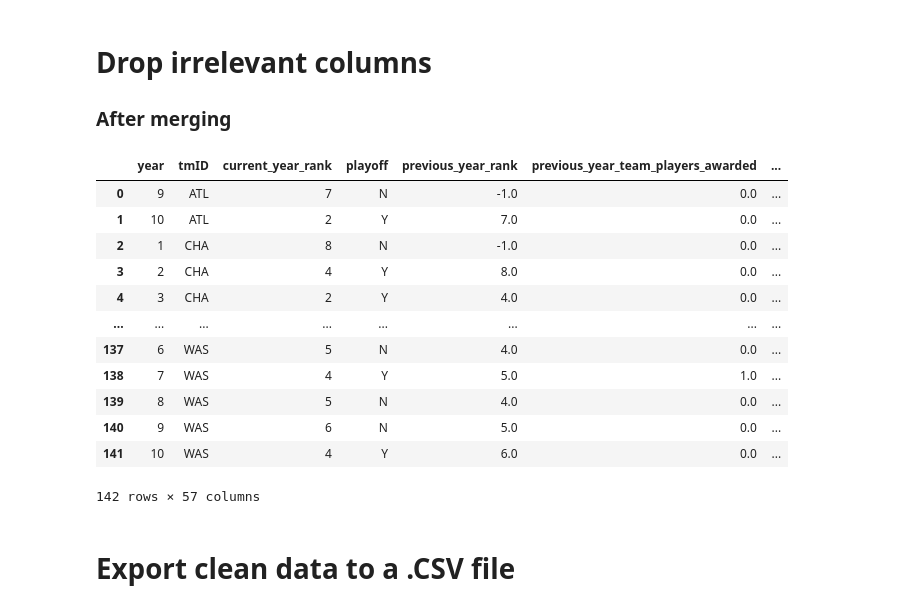
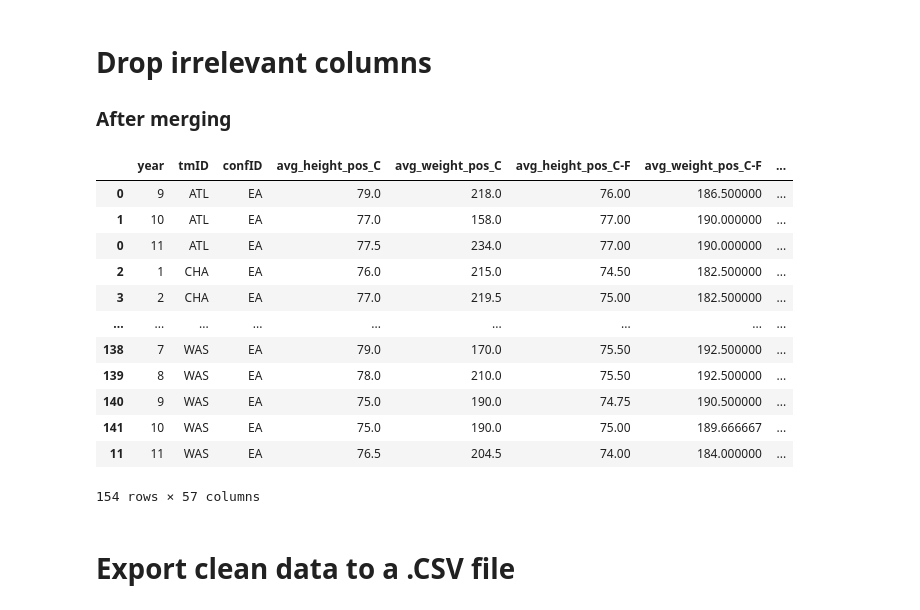
Before and after one commit to ttoino/feup-ac, a Jupyter notebook: src/preparation.ipynb, the cells around one changed output. Drawn from its saved outputs; the diff is of its cells as text; code cells hidden in the pictures.

```diff
--- a/src/preparation.ipynb
+++ b/src/preparation.ipynb
@@ -11,7 +11,11 @@ series_post_df = pd.read_csv('../data/series_post.csv'); series_post_df.Name = "
 teams_post_df = pd.read_csv('../data/teams_post.csv'); teams_post_df.Name = "teams_post"
 teams_df = pd.read_csv('../data/teams.csv'); teams_df.Name = "teams"
 
-dfs = [awards_players_df, coaches_df, players_teams_df, players_df, series_post_df, teams_post_df, teams_df]
+season11_coaches_df = pd.read_csv('../data/season11/coaches.csv'); season11_coaches_df.Name = "season11_coaches"
+season11_players_teams_df = pd.read_csv('../data/season11/players_teams.csv'); season11_players_teams_df.Name = "season11_players_teams"
+season11_teams_df = pd.read_csv('../data/season11/teams.csv'); season11_teams_df.Name = "season11_teams"
+
+dfs = [awards_players_df, coaches_df, players_teams_df, players_df, series_post_df, teams_post_df, teams_df, season11_coaches_df, season11_players_teams_df, season11_teams_df]
 # %% [markdown]
 # Clean data
 # %% [markdown]
@@ -36,7 +43,8 @@ for df in dfs:
 ### Drop unnecessary columns
 # %%
 players_df.drop(['birthDate', 'deathDate', 'college', 'collegeOther'], axis=1, inplace=True)
-teams_df.drop(["confID", "franchID", "firstRound", "semis", "finals", "attend", "name", "arena"], axis=1, inplace=True);
+teams_df.drop(["franchID", "firstRound", "semis", "finals", "attend", "name", "arena"], axis=1, inplace=True);
+season11_teams_df.drop(["lgID", "franchID", "name", "arena"], axis=1, inplace=True)
 teams_post_df.drop([], axis=1, inplace=True)
 series_post_df.drop([], axis=1, inplace=True)
 players_teams_df.drop([], axis=1, inplace=True)
@@ -142,20 +170,0 @@ teams_df.drop(teams_df.loc[:,'o_fgm':'min'], axis=1, inplace = True)
-# %%
-main_df = teams_df
-
-# Merge teams_df with coaches_df
-# main_df = pd.merge(teams_df, coaches_df, on=['year', 'tmID'], how='left')
-
-# Merge teams_df with teams_post_df
-# main_df = pd.merge(main_df, teams_post_df, on=['year', 'tmID'], how='left')
-
-# Merge with players_teams_df
-# main_df = pd.merge(main_df, players_teams_df, on=['year', 'tmID'], how='left')
-
-# Merge with awards_players_df
-# main_df = pd.merge(main_df, awards_players_df, on=['playerID','year'], how='left')
-
-# Merge with players_df
-# main_df = pd.merge(main_df, players_df, on=['playerID'], how='left')
-
-# Display the resulting merged data frame
-main_df.head()
@@ -173,30 +174,29 @@ main_df.head()
 # %%
 # main_df = main_df.drop(["rank", "firstRound", "semis", "finals", "attend", "stint_x", "stint_y", "birthDate", "deathDate", "height", "weight", "award"], axis=1)
 # main_df['award'].fillna(False, inplace=True) # mark non-award winners as False
 # main_df['team_post_wins'].fillna(0, inplace=True)
-# main_df['team_post_losses'].fillna(0, inplace=True)
+# main_df['team_post_losses'].fillna(0, inplace=True)teams_df
 
-for column in main_df.filter(regex=("previous_year_avg_.*")).columns.to_list():
-    if column.startswith('previous_year_avg_height_pos_') or column.startswith('previous_year_avg_weight_pos_'):
-        main_df[column].fillna(-1, inplace=True)
+# Drop the first year of each team
+# main_df.dropna(inplace=True, subset=['previous_year_rank'])
 
-main_df['previous_year_avg_ppg'].fillna(-1, inplace=True)
+# main_df.dropna(inplace=True)
 
-display(main_df)
+main_df
 # %% [output]
-|  | year | tmID | current_year_rank | playoff | previous_year_rank | previous_year_team_players_awarded | ... |
-| 0 | 9 | ATL | 7 | N | -1.0 | 0.0 | ... |
-| 1 | 10 | ATL | 2 | Y | 7.0 | 0.0 | ... |
-| 2 | 1 | CHA | 8 | N | -1.0 | 0.0 | ... |
-| 3 | 2 | CHA | 4 | Y | 8.0 | 0.0 | ... |
-| 4 | 3 | CHA | 2 | Y | 4.0 | 0.0 | ... |
-| ... | ... | ... | ... | ... | ... | ... | ... |
-| 137 | 6 | WAS | 5 | N | 4.0 | 0.0 | ... |
-| 138 | 7 | WAS | 4 | Y | 5.0 | 1.0 | ... |
-| 139 | 8 | WAS | 5 | N | 4.0 | 0.0 | ... |
-| 140 | 9 | WAS | 6 | N | 5.0 | 0.0 | ... |
-| 141 | 10 | WAS | 4 | Y | 6.0 | 0.0 | ... |
+|  | year | tmID | confID | avg_height_pos_C | avg_weight_pos_C | avg_height_pos_C-F | avg_weight_pos_C-F | ... |
+| 0 | 9 | ATL | EA | 79.0 | 218.0 | 76.00 | 186.500000 | ... |
+| 1 | 10 | ATL | EA | 77.0 | 158.0 | 77.00 | 190.000000 | ... |
+| 0 | 11 | ATL | EA | 77.5 | 234.0 | 77.00 | 190.000000 | ... |
+| 2 | 1 | CHA | EA | 76.0 | 215.0 | 74.50 | 182.500000 | ... |
+| 3 | 2 | CHA | EA | 77.0 | 219.5 | 75.00 | 182.500000 | ... |
+| ... | ... | ... | ... | ... | ... | ... | ... | ... |
+| 138 | 7 | WAS | EA | 79.0 | 170.0 | 75.50 | 192.500000 | ... |
+| 139 | 8 | WAS | EA | 78.0 | 210.0 | 75.50 | 192.500000 | ... |
+| 140 | 9 | WAS | EA | 75.0 | 190.0 | 74.75 | 190.500000 | ... |
+| 141 | 10 | WAS | EA | 75.0 | 190.0 | 75.00 | 189.666667 | ... |
+| 11 | 11 | WAS | EA | 76.5 | 204.5 | 74.00 | 184.000000 | ... |
-142 rows × 57 columns
+154 rows × 57 columns
 # %% [markdown]
 # Export clean data to a .CSV file
 # %%
```
Also changed, not shown: parts of 7 cells of this notebook, 3 other files.
